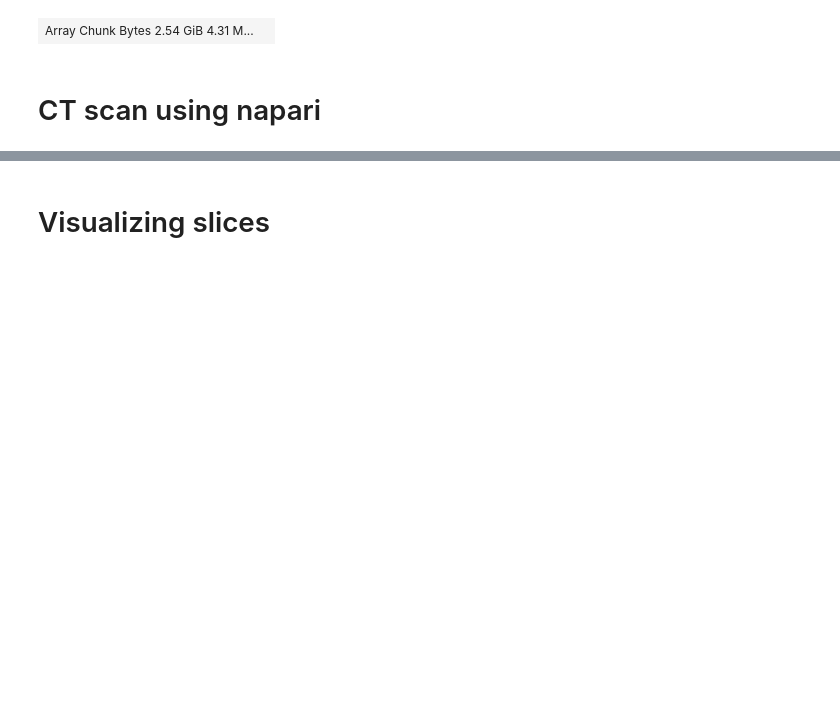
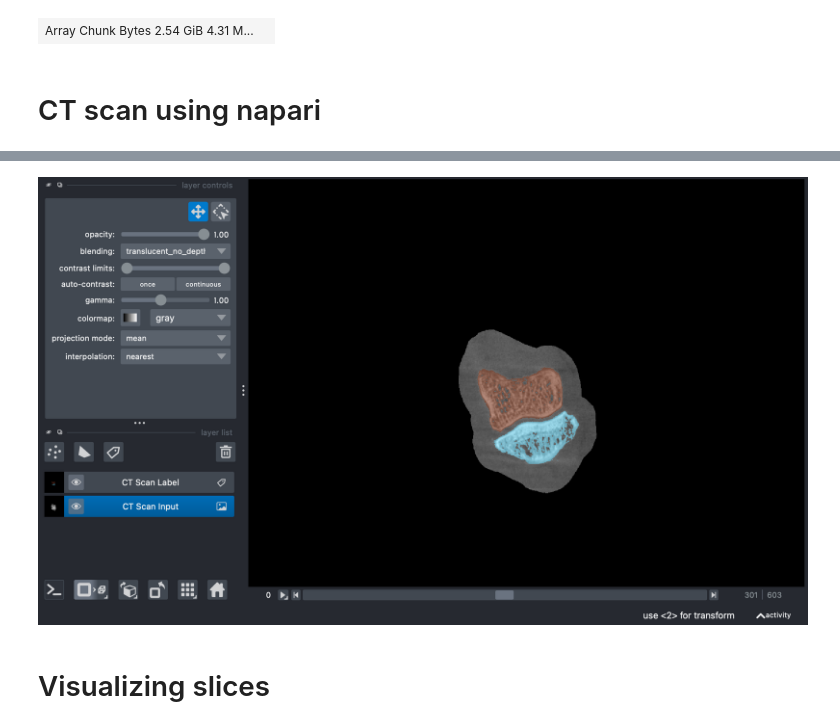
Before and after one commit to angelhb01/finger-bone-segmentation, a Jupyter notebook: notebooks/01_visualizations.ipynb, the cells around one changed output, grey strips where cells are left out. Cells and saved outputs as stored; diff of their text form; code cells hidden in the pictures; blank space fills up the shorter version.

```diff
--- a/notebooks/01_visualizations.ipynb
+++ b/notebooks/01_visualizations.ipynb
@@ -78,10 +121,18 @@ ct_scan_view = viewer.add_image(
 # %%
 spacing = np.array([0.05, 0.05, 0.05])
 
-ct_scan_view_label = viewer.add_image(
-    ct_scan_label,
+# Displays the labels on the CT scan
+ct_scan_view_label = viewer.add_labels(
+    finger_label,
+    name='CT Scan Label',
+    opacity=0.5,
     scale=spacing
 )
+# %%
+# CT scan segmentated
+nbscreenshot(viewer)
+# %% [output]
+[figure, added]
 # %% [markdown]
 # Visualizing slices
 # %%
```
Also changed, not shown: parts of 9 cells of this notebook, 1 other file.
